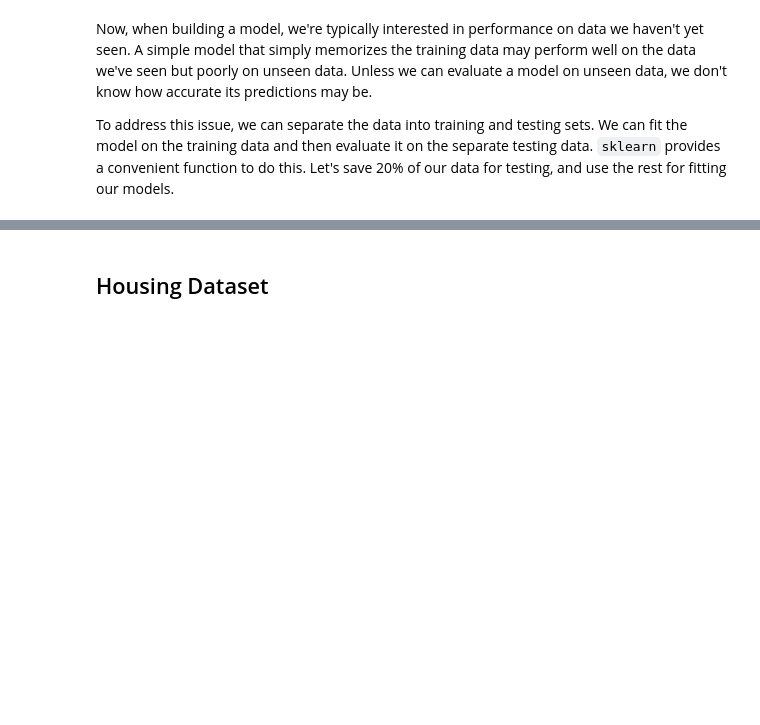
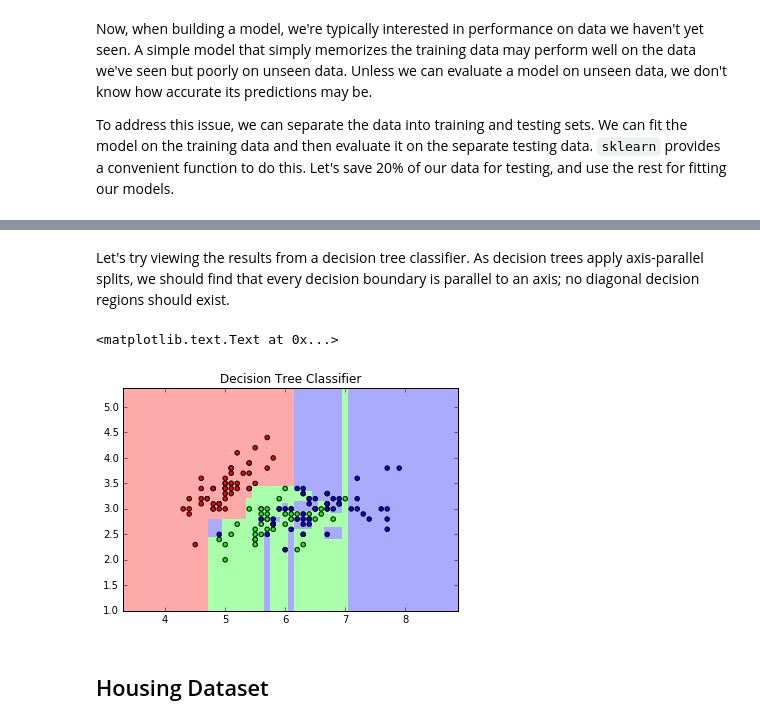
Before and after one commit to cse44648/cse44648, a Jupyter notebook: notebooks/03 - Classification.ipynb, the cells around one changed output, grey strips where cells are left out. Saved outputs shown, nothing was run; the diff lists cells and outputs as text; code cells hidden in the pictures; blank space fills up the shorter version.

```diff
--- a/notebooks/03 - Classification.ipynb
+++ b/notebooks/03 - Classification.ipynb
@@ -190,3 +172,32 @@ print(np.average(y_test == y_pred_gnb))
+# %% [markdown]
+Let's try viewing the results from a decision tree classifier. As decision trees apply axis-parallel splits, we should find that every decision boundary is parallel to an axis; no diagonal decision regions should exist.
+# %%
+from sklearn.tree import DecisionTreeClassifier
+
+clf_dtc = DecisionTreeClassifier()
+clf_dtc.fit(X, y)
+
+# Plot the decision boundary. For that, we will assign a color to each
+# point in the mesh [x_min, m_max]x[y_min, y_max].
+x_min, x_max = X.iloc[:, 0].min() - 1, X.iloc[:, 0].max() + 1
+y_min, y_max = X.iloc[:, 1].min() - 1, X.iloc[:, 1].max() + 1
+xx, yy = np.meshgrid(np.arange(x_min, x_max, h),
+                     np.arange(y_min, y_max, h))
+Z = clf_dtc.predict(np.c_[xx.ravel(), yy.ravel()])
+
+# Put the result into a color plot
+Z = Z.reshape(xx.shape)
+plt.figure()
+plt.pcolormesh(xx, yy, Z, cmap=cmap_light)
+
+# Plot also the training points
+plt.scatter(X.iloc[:, 0], X.iloc[:, 1], c=y, cmap=cmap_bold)
+plt.xlim(xx.min(), xx.max())
+plt.ylim(yy.min(), yy.max())
+plt.title("Decision Tree Classifier")
+# %% [output]
+<matplotlib.text.Text at 0x...>
+[figure, added]
 # %% [markdown]
 ## Housing Dataset
 # %% [markdown]
```
Also changed, not shown: parts of 2 cells of this notebook.
